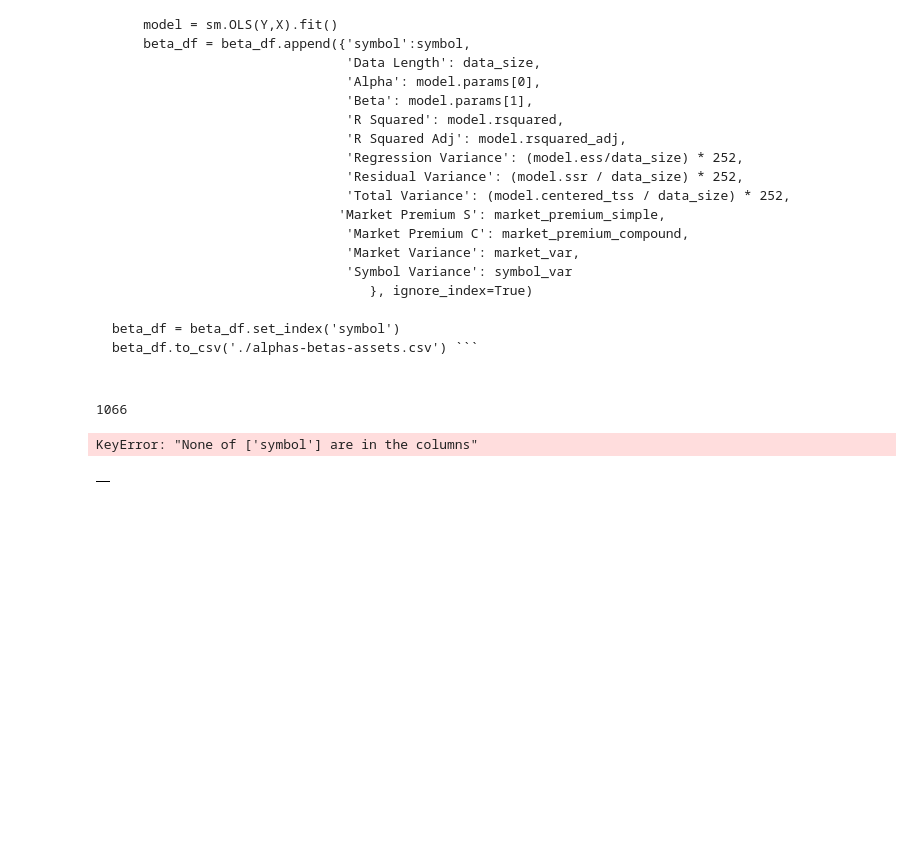
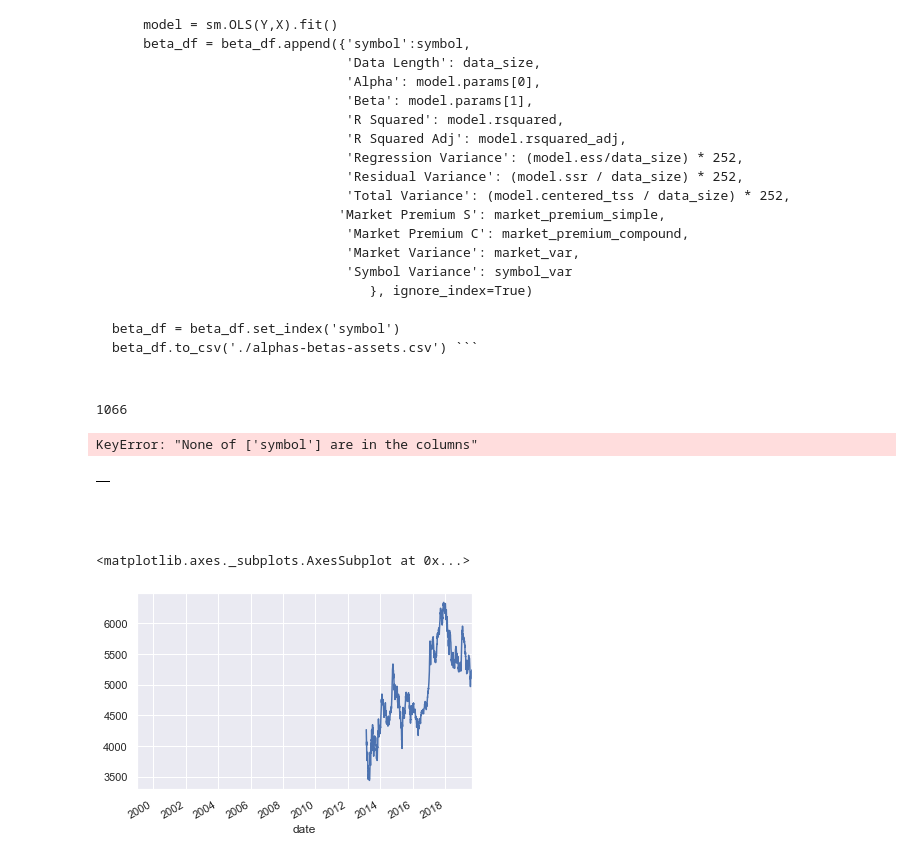
Before and after one commit to kalam360/dse-stock-analysis, a Jupyter notebook: sy-portfolio/single-index-model-with-alphas-betas-portfolio.ipynb, the cells around one changed output. Saved outputs shown, nothing was run; the diff lists cells and outputs as text; code cells hidden in the pictures; blank space fills up the shorter version.

```diff
--- a/sy-portfolio/single-index-model-with-alphas-betas-portfolio.ipynb
+++ b/sy-portfolio/single-index-model-with-alphas-betas-portfolio.ipynb
@@ -235,0 +238,8 @@ round(beta_df, 3)
+# %%
+a_df = df.loc[:,['00DS30', '00DSEGEN', '00DSES', '00DSEX','DSEX','DS30']]
+# %%
+a_df['00DSEX'].plot()
+#a_df['DSEX'].plot()
+# %% [output]
+<matplotlib.axes._subplots.AxesSubplot at 0x...>
+[figure, added]
```
Also changed, not shown: parts of 1 cell of this notebook, 2 other files.
